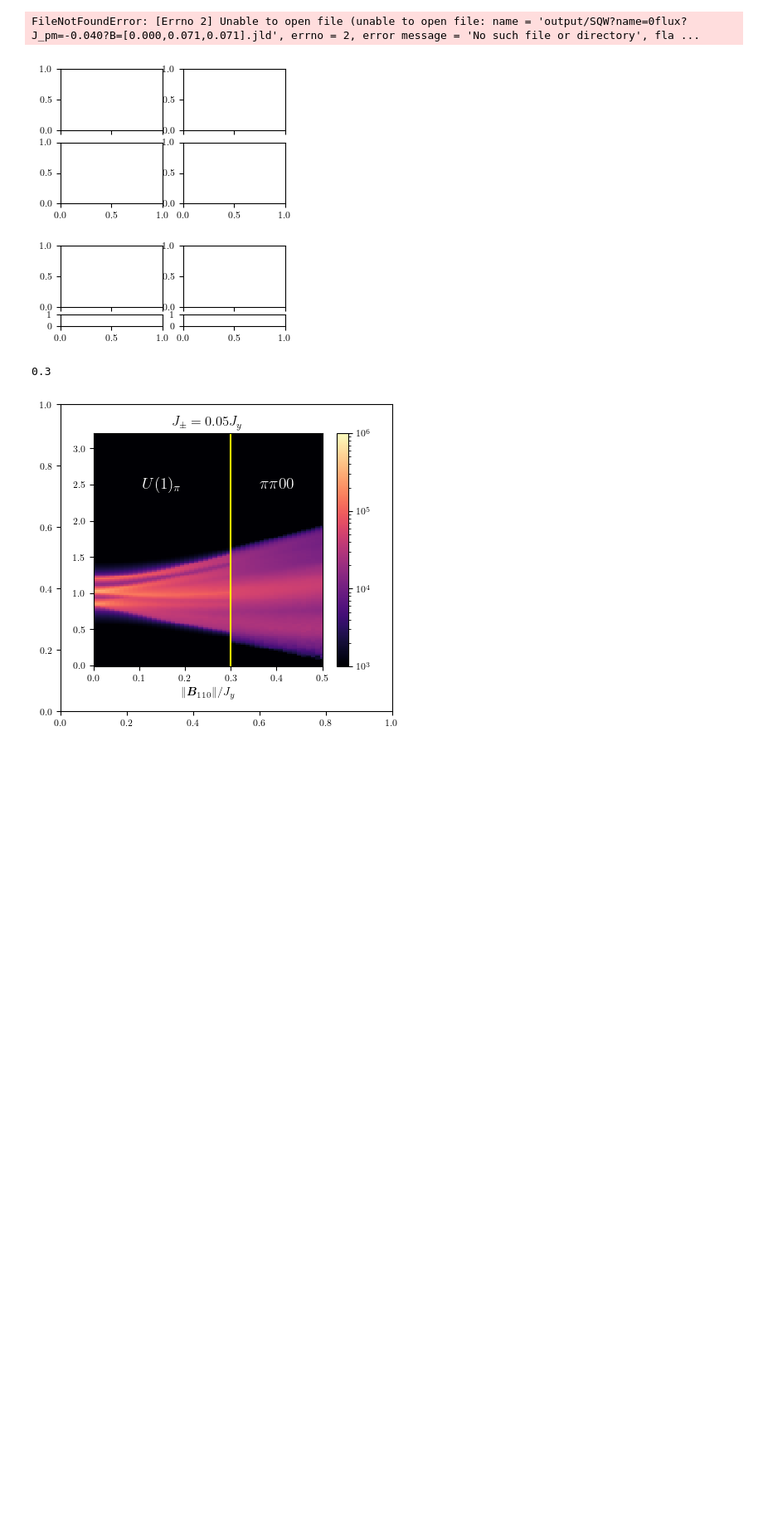
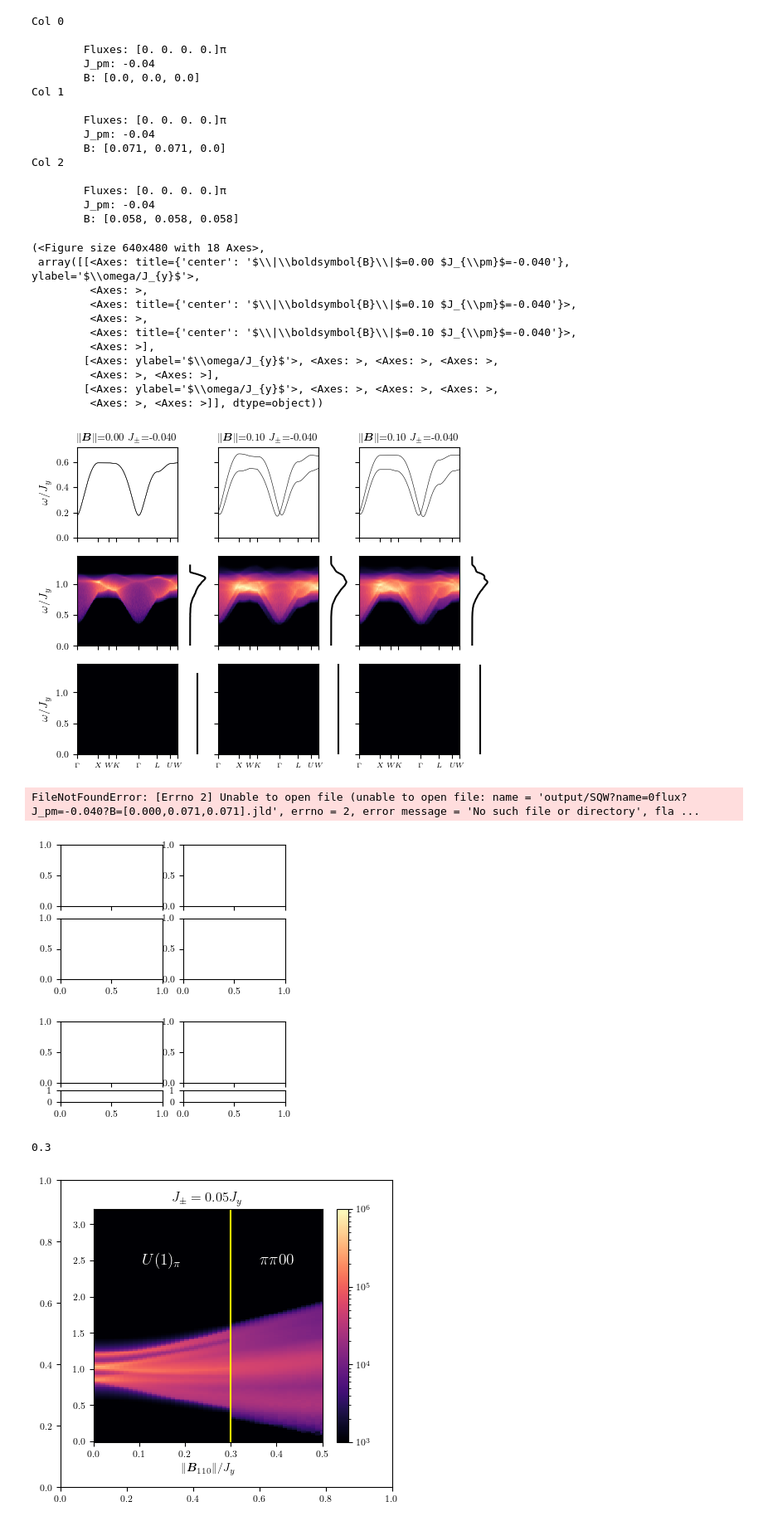
Before and after one commit to Spuriosity1/qsi-spinon-gmft, a Jupyter notebook: plot_pretty.ipynb, the cells around one changed output. Shown at 83% size. Cells and saved outputs as stored; diff of their text form; code cells hidden in the pictures; blank space fills up the shorter version.

Commit message:
start doing the integrated plots

```diff
--- a/plot_pretty.ipynb
+++ b/plot_pretty.ipynb
@@ -57,8 +57,8 @@ def plot_all(settings, titles=None, cmap=matplotlib.cm.magma, normalise_intensit
     intens_max_Smagnetic=-float("inf")
 
     for these_settings in settings:
-        intensity_file = h5py.File("output/SQW"+these_settings)
-        fsp = h5py.File("output/spinons"+these_settings)
+        intensity_file = h5py.File("../output/SQW"+these_settings)
+        fsp = h5py.File("../output/spinons"+these_settings)
         spinon_max_E = max(spinon_max_E, np.max(fsp["spinon_dispersion"]["bands"]))
         intens_max_E = max(intens_max_E, np.max(intensity_file["intensity"]["W"]))
         intens_max_Spm = max(intens_max_Spm, np.max(intensity_file["intensity"]["Spm"]["re_"]) )
@@ -66,7 +66,7 @@ def plot_all(settings, titles=None, cmap=matplotlib.cm.magma, normalise_intensit
 
 
     for i, these_settings in enumerate(settings):
-        intensity_file = h5py.File("output/SQW"+these_settings)
+        intensity_file = h5py.File("../output/SQW"+these_settings)
 
         intens=intensity_file["intensity"]
         Ax[1][2*i].pcolormesh(intens["tau"], intens["W"], intens["Spm"]['re_'],
@@ -95,14 +95,14 @@ def plot_all(settings, titles=None, cmap=matplotlib.cm.magma, normalise_intensit
                               fontsize=xfontsize)
 
 
-        fsp = h5py.File("output/spinons"+these_settings)
+        fsp = h5py.File("../output/spinons"+these_settings)
         spinon_intens = fsp["spinon_dispersion"]
         Ax[0][2*i].plot(np.array(spinon_intens["tau"]), np.array(spinon_intens["bands"]).T, color='k', lw=0.4)
         Ax[0][2*i].set_ylim([0,spinon_max_E+0.05])
         Ax[0][2*i].set_xticks(spinon_intens["ticks_tau"], labels=[], fontsize=xfontsize)
         Ax[0][2*i].set_xlim( [np.min(spinon_intens["ticks_tau"]), np.max(spinon_intens["ticks_tau"])])
 
-        fint = h5py.File("output/integrated"+these_settings)
+        fint = h5py.File("../output/integrated"+these_settings)
         W = np.array(fint['intensity']['W'])
         Ax[1][2*i+1].plot(fint['intensity']['Spm']['re_'], W,color='k')
         Ax[2][2*i+1].plot(np.array(fint['intensity']['Smagnetic']), W,color='k')
@@ -151,6 +151,40 @@ def plot_all(settings, titles=None, cmap=matplotlib.cm.magma, normalise_intensit
 
     # fig.tight_layout()
     return fig, Ax
+# %%
+plot_all([
+    "?name=0flux?J_pm=-0.040?B=[0.000,0.000,0.000].jld",
+    "?name=0flux?J_pm=-0.040?B=[0.071,0.071,0.000].jld",
+    "?name=0flux?J_pm=-0.040?B=[0.058,0.058,0.058].jld"
+])
+# %% [output]
+Col 0
+
+        Fluxes: [0. 0. 0. 0.]π
+        J_pm: -0.04
+        B: [0.0, 0.0, 0.0]
+Col 1
+
+        Fluxes: [0. 0. 0. 0.]π
+        J_pm: -0.04
+        B: [0.071, 0.071, 0.0]
+Col 2
+
+        Fluxes: [0. 0. 0. 0.]π
+        J_pm: -0.04
+        B: [0.058, 0.058, 0.058]
+(<Figure size 640x480 with 18 Axes>,
+ array([[<Axes: title={'center': '$\\|\\boldsymbol{B}\\|$=0.00 $J_{\\pm}$=-0.040'}, ylabel='$\\omega/J_{y}$'>,
+         <Axes: >,
+         <Axes: title={'center': '$\\|\\boldsymbol{B}\\|$=0.10 $J_{\\pm}$=-0.040'}>,
+         <Axes: >,
+         <Axes: title={'center': '$\\|\\boldsymbol{B}\\|$=0.10 $J_{\\pm}$=-0.040'}>,
+         <Axes: >],
+        [<Axes: ylabel='$\\omega/J_{y}$'>, <Axes: >, <Axes: >, <Axes: >,
+         <Axes: >, <Axes: >],
+        [<Axes: ylabel='$\\omega/J_{y}$'>, <Axes: >, <Axes: >, <Axes: >,
+         <Axes: >, <Axes: >]], dtype=object))
+[figure, added]
 # %%
 ## Form for posters and presentations
 
```
Also changed, not shown: parts of 1 cell of this notebook, 1 other file.
